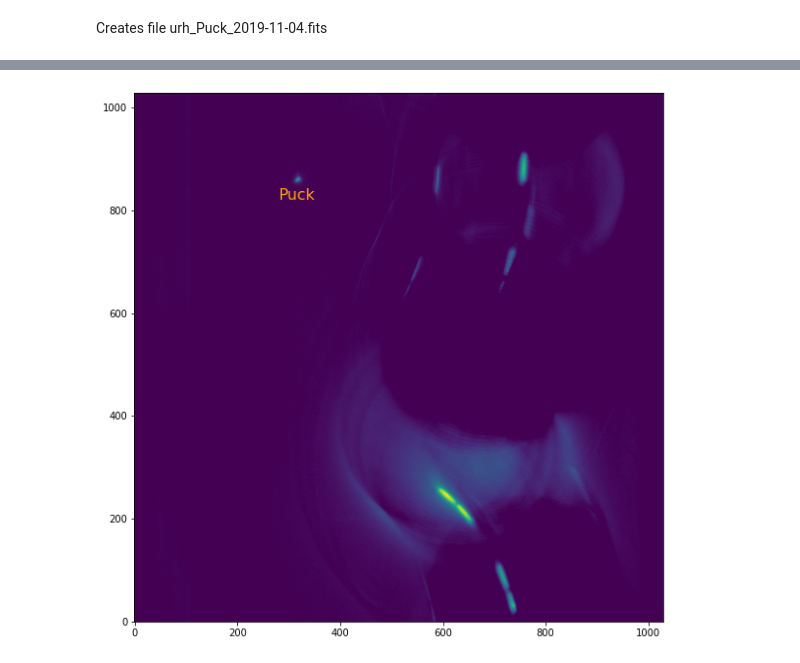
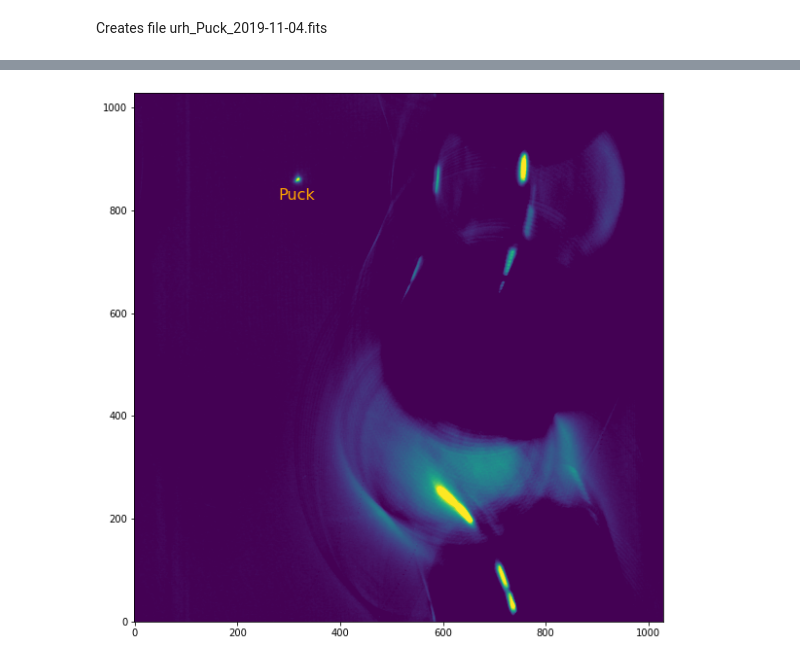
Before and after one commit to emolter/shift_stack_moons, a Jupyter notebook: example-run.ipynb, the cells around one changed output, grey strips where cells are left out. Saved outputs shown, nothing was run; the diff lists cells and outputs as text; code cells hidden in the pictures.

```diff
--- a/example-run.ipynb
+++ b/example-run.ipynb
@@ -58,11 +58,10 @@ Creates file urh_Puck_2019-11-04.fits
 hdul = fits.open('urh_Puck_2019-11-04.fits')
 hdr = hdul[0].header
 stacked_data = hdul[0].data
-print(f'Total integration time in stack: {hdr["ITIME"]}')
-print(f'Total integration time in stack: {hdr["ITIME"]}')
+print(f'Total integration time in stack: {hdr["ITIME"]}, which equals 56 frames * 120s per frame')
 
 fig, ax = plt.subplots(1,1,figsize=(10,10))
-ax.imshow(stacked_data, origin='lower', vmin=0)
+ax.imshow(stacked_data, origin='lower', vmin=0, vmax = stacked_data.max()/2)
 ax.text(280, 820, 'Puck', color='orange', fontsize=16)
 plt.show()
 # %% [output]
@@ -70 +69 @@ plt.show()
-[figure, old version]
+[figure, new version]
```
Also changed, not shown: parts of 1 cell of this notebook, 1 other file.
